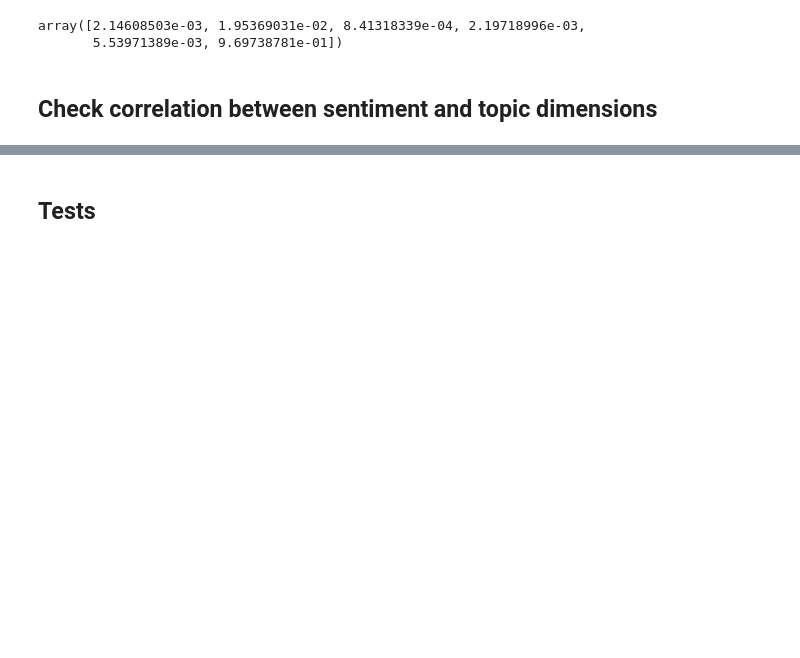
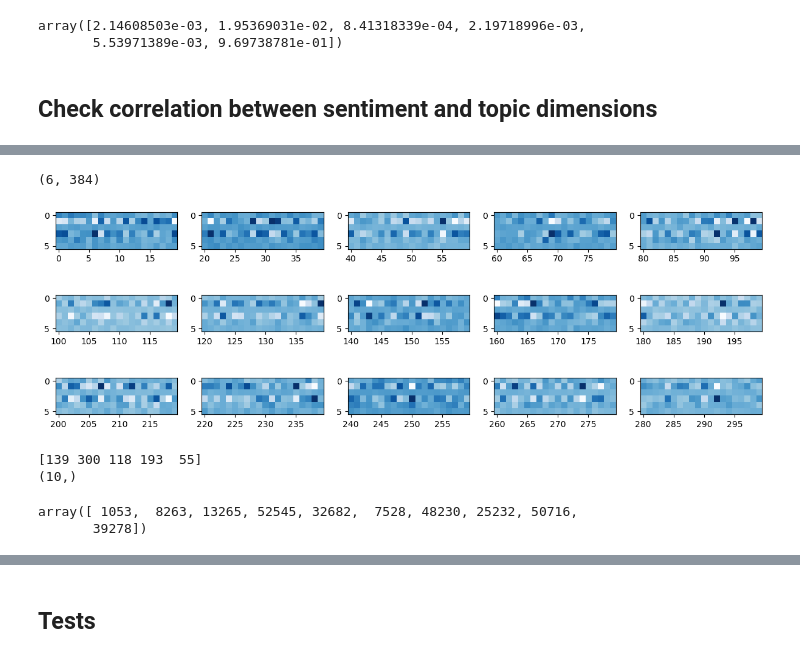
Before and after one commit to stmorse/reddit, a Jupyter notebook: analysis/sandbox3_nontopic.ipynb, the cells around one changed output, grey strips where cells are left out. Cells and saved outputs as stored; diff of their text form; code cells hidden in the pictures; blank space fills up the shorter version.

```diff
--- a/analysis/sandbox3_nontopic.ipynb
+++ b/analysis/sandbox3_nontopic.ipynb
@@ -31,0 +284,3 @@ True
+# %%
+model = SentenceTransformer('distilbert-base-uncased',
+                            device='cuda')
@@ -31,0 +376,7 @@ True
+# %%
+predictions = []
+for sentence in test_sentences:
+    embedding = model.encode(sentence)
+    predictions.append(model.predict(embedding))  # Or use a classifier layer
+
+print(classification_report(test_labels, predictions))
@@ -72,0 +456,7 @@ personality_detection('This is another really amazing test of this classifier!!'
+# %%
+print('Load sentences')
+raw_sentences = utils.load_sentences_bz2(DATA_PATH, 2007, '01')
+
+print('Compute sentiment embeddings')
+sentiment_embeddings = get_sentiment_base_embedding(raw_sentences)
+sentiment_embeddings.shape
@@ -250,0 +778,41 @@ array([2.14608503e-03, 1.95369031e-02, 8.41318339e-04, 2.19718996e-03,
+# %%
+# compute covariance between sentiment and topic embeddings
+
+L = sentiment_embeddings.shape[0]
+
+# mean center
+mc_se = sentiment_embeddings - np.mean(sentiment_embeddings, axis=0)
+mc_te = topic_embeddings - np.mean(topic_embeddings, axis=0)
+
+# compute covariance
+cov = (1 / L) * (mc_se.T @ mc_te)
+print(cov.shape)
+# %% [output]
+(6, 384)
+# %%
+fig, axs = plt.subplots(3, 5, figsize=(15,5))
+
+for i, ax in enumerate(axs.ravel()):
+    ax.imshow(cov[:,i*20:(i+1)*20], cmap='Blues')
+    ax.set_xticks(range(0, 20, 5))
+    ax.set_xticklabels(range(i*20, (i+1)*20, 5))
+
+# plt.colorbar(cb)
+plt.show()
+# %% [output]
+[figure, added]
+# %%
+sent = 1
+sent_args = np.argsort(cov[sent,:])[::-1][:5]
+print(sent_args)
+
+emb_idx = np.argsort(topic_embeddings[:,sent_args[0]])[::-1][:10]
+print(emb_idx.shape)
+# %% [output]
+[139 300 118 193  55]
+(10,)
+# %%
+emb_idx
+# %% [output]
+array([ 1053,  8263, 13265, 52545, 32682,  7528, 48230, 25232, 50716,
+       39278])
```
Also changed, not shown: parts of 56 cells of this notebook, 4 other files.
